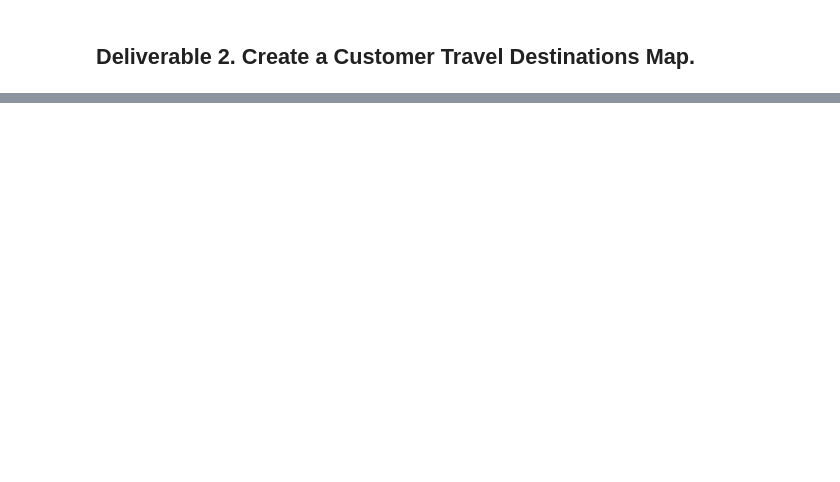
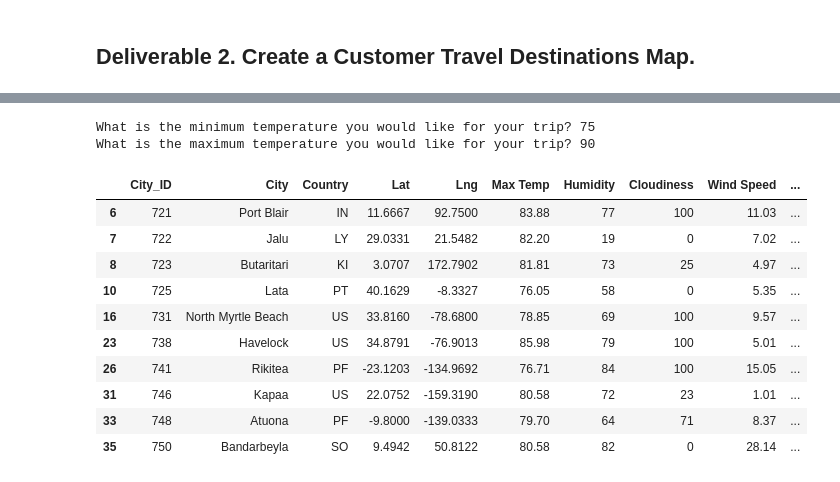
Before and after one commit to melindamalone/World_Weather_Analysis, a Jupyter notebook: Vacation_Search/Vacation_Search.ipynb, the cells around one changed output, grey strips where cells are left out. Saved outputs shown, nothing was run; the diff lists cells and outputs as text; code cells hidden in the pictures; blank space fills up the shorter version.

```diff
--- a/Vacation_Search/Vacation_Search.ipynb
+++ b/Vacation_Search/Vacation_Search.ipynb
@@ -20,6 +26,27 @@ city_data_df.head()
 # %%
 # 2. Prompt the user to enter minimum and maximum temperature criteria
+
+min_temp = float(input("What is the minimum temperature you would like for your trip? "))
+max_temp = float(input("What is the maximum temperature you would like for your trip? "))
+# %% [output]
+What is the minimum temperature you would like for your trip? 75
+What is the maximum temperature you would like for your trip? 90
 # %%
 # 3. Filter the city_data_df DataFrame using the input statements to create a new DataFrame using the loc method.
+preferred_cities_df = city_data_df.loc[(city_data_df["Max Temp"] <= max_temp) & \
+                                       (city_data_df["Max Temp"] >= min_temp)]
+preferred_cities_df.head(10)
+# %% [output]
+|  | City_ID | City | Country | Lat | Lng | Max Temp | Humidity | Cloudiness | Wind Speed | ... |
+| 6 | 721 | Port Blair | IN | 11.6667 | 92.7500 | 83.88 | 77 | 100 | 11.03 | ... |
+| 7 | 722 | Jalu | LY | 29.0331 | 21.5482 | 82.20 | 19 | 0 | 7.02 | ... |
+| 8 | 723 | Butaritari | KI | 3.0707 | 172.7902 | 81.81 | 73 | 25 | 4.97 | ... |
+| 10 | 725 | Lata | PT | 40.1629 | -8.3327 | 76.05 | 58 | 0 | 5.35 | ... |
+| 16 | 731 | North Myrtle Beach | US | 33.8160 | -78.6800 | 78.85 | 69 | 100 | 9.57 | ... |
+| 23 | 738 | Havelock | US | 34.8791 | -76.9013 | 85.98 | 79 | 100 | 5.01 | ... |
+| 26 | 741 | Rikitea | PF | -23.1203 | -134.9692 | 76.71 | 84 | 100 | 15.05 | ... |
+| 31 | 746 | Kapaa | US | 22.0752 | -159.3190 | 80.58 | 72 | 23 | 1.01 | ... |
+| 33 | 748 | Atuona | PF | -9.8000 | -139.0333 | 79.70 | 64 | 71 | 8.37 | ... |
+| 35 | 750 | Bandarbeyla | SO | 9.4942 | 50.8122 | 80.58 | 82 | 0 | 28.14 | ... |
 # %%
 # 4a. Determine if there are any empty rows.
```
Also changed, not shown: parts of 12 cells of this notebook, 3 other files.
